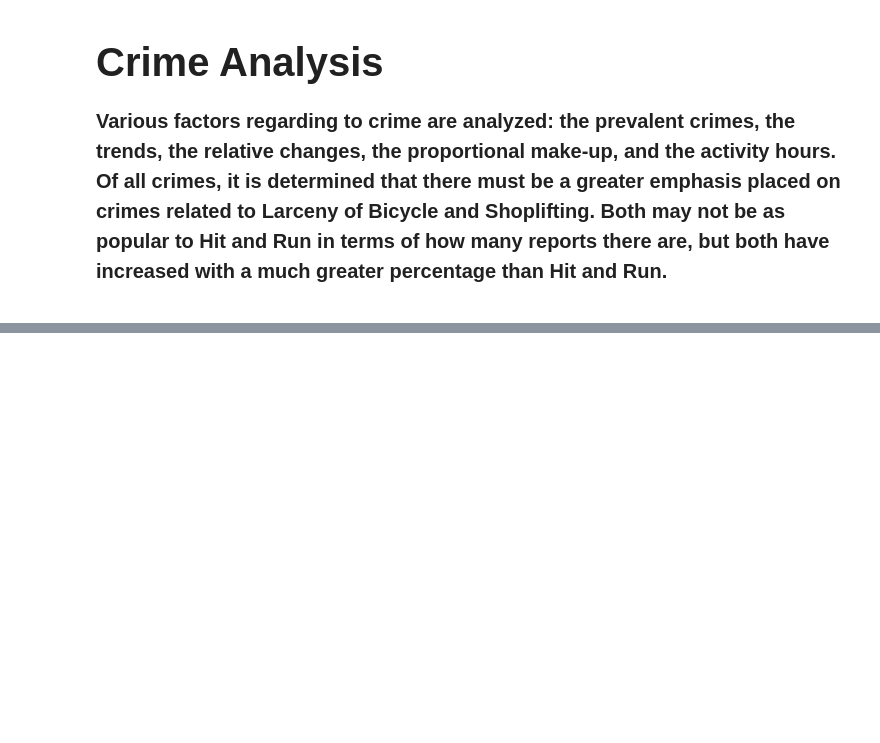
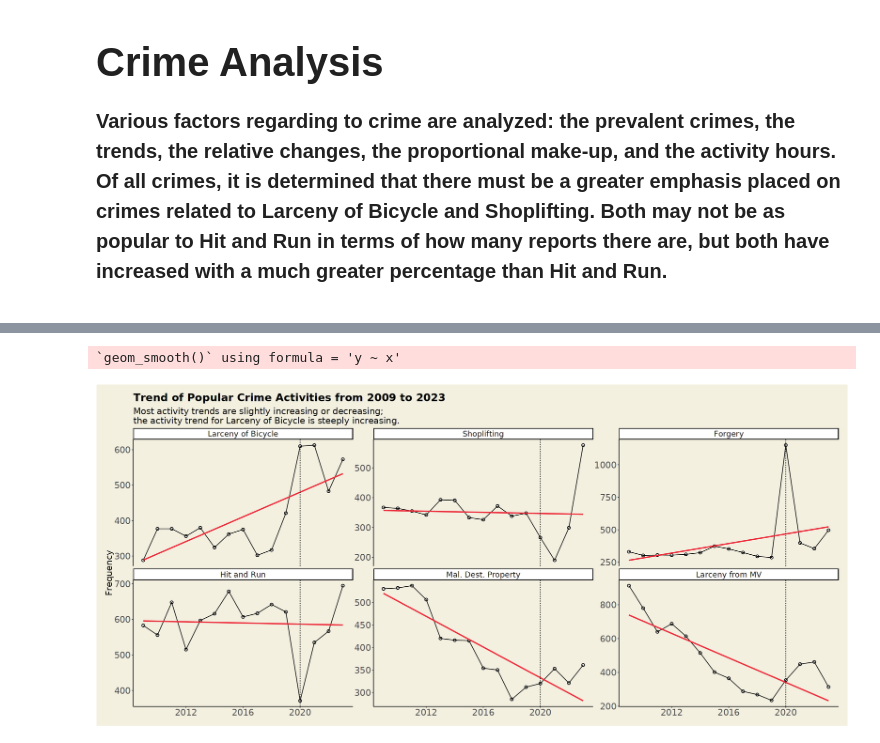
Before and after one commit to KhoaTran3126/Cambridge-Crimes-2009-2023, a Jupyter notebook: bicycle-theft-and-shoplifting-two-growing-crimes.ipynb, the cells around one changed output, grey strips where cells are left out. Saved outputs shown, nothing was run; the diff lists cells and outputs as text; code cells hidden in the pictures; blank space fills up the shorter version.

```diff
--- a/bicycle-theft-and-shoplifting-two-growing-crimes.ipynb
+++ b/bicycle-theft-and-shoplifting-two-growing-crimes.ipynb
@@ -201,34 +358,38 @@ popular_crimes_change
 # %%
 crime_levels <- popular_crimes_change$crime
 subtitle <- "Most activity trends are slightly increasing or decreasing;
 the activity trend for Larceny of Bicycle is steeply increasing."
 
 data %>%
     filter(crime_year>=2009,      ## Few crime occurrences before 2009, making the ratio too large
           crime_year<2024) %>%    ## Incomplete data in 2024 => deceiving appearance of lesser relative change ratio
     group_by(crime_year, crime) %>%
     summarise("crime_count"=n(), .groups="drop") %>%
     arrange(crime, crime_year) %>%
     filter(crime %in% crimes) %>%
     mutate(crime=factor(crime, levels=crime_levels)) %>%
     ## Plot
     ggplot(aes(x=crime_year, y=crime_count)) +
     geom_point(size=2.5) +
     geom_point(size=1, color="white") +
     geom_line() +
     labs(title="Trend of Popular Crime Activities from 2009 to 2023",
          subtitle=subtitle,
          x="",
          y="Frequency"
         ) +
     geom_smooth(method="lm", se=FALSE, colour="#ED2939") +
     geom_vline(xintercept=2020, linetype="dashed") +
     facet_wrap(~crime, scales="free_y") +
     theme_custom +
     theme(panel.grid.major.y = element_blank(),
           plot.margin = margin(t = 20, r = 20, b = 5, l = 20),
-          strip.text = element_text(size=16, family="Econ Sans Cnd light")
+          strip.text = element_text(size=16, family="Econ Sans Cnd light"),
+          axis.title.y=element_text(size=18, family="Econ Sans Cnd light")
          )
+# %% [output]
+`geom_smooth()` using formula = 'y ~ x'
+[figure, added]
 # %%
 subtitle <- "From 2009 to 2023, crime occurrences related to Larceny of Bicycle doubled,
 while Hit and Run has increased only by about 19% despite being more popular."
```
Also changed, not shown: parts of 14 cells of this notebook.
